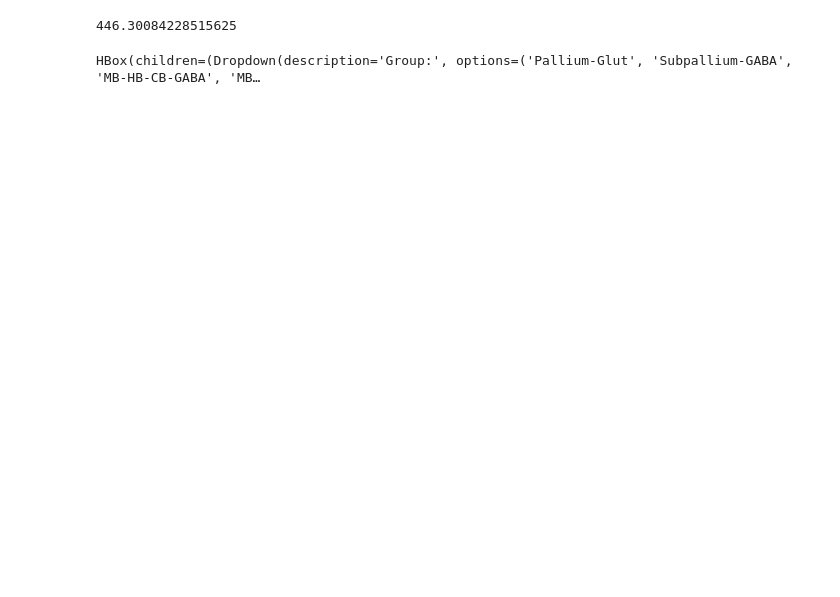
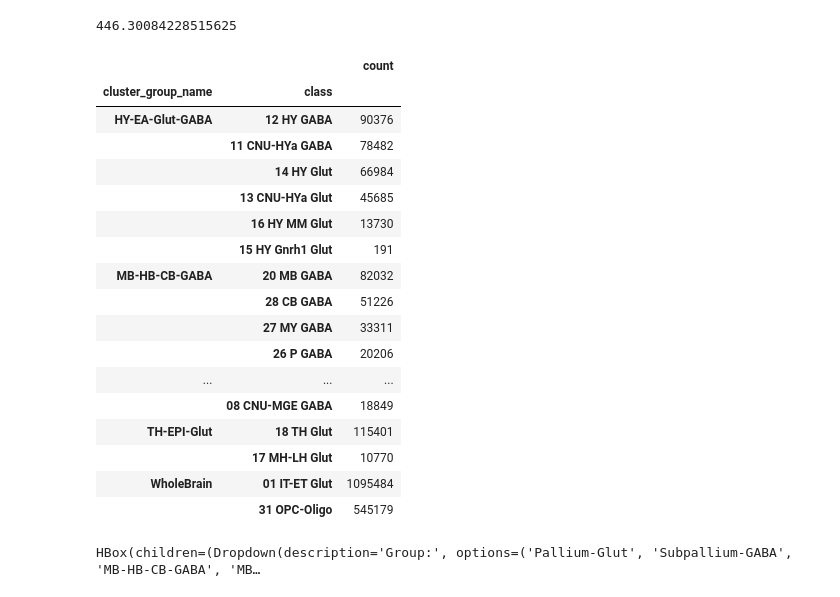
Before and after one commit to RobertoDF/Transcriptomics-5-HT, a Jupyter notebook: Figures/Interactive_vizs.ipynb, the cells around one changed output. Drawn from its saved outputs; the diff is of its cells as text; code cells hidden in the pictures; blank space fills up the shorter version.

```diff
--- a/Figures/Interactive_vizs.ipynb
+++ b/Figures/Interactive_vizs.ipynb
@@ -481,6 +481,27 @@ size_in_mb = total_bytes / (1024 ** 2)
 size_in_mb
 # %% [output]
 446.30084228515625
+# %%
+pd.DataFrame(joined_with_membership.groupby("cluster_group_name")["class"].value_counts()).head(40)
+# %% [output]
+|  |  | count |
+| cluster_group_name | class |  |
+| HY-EA-Glut-GABA | 12 HY GABA | 90376 |
+|  | 11 CNU-HYa GABA | 78482 |
+|  | 14 HY Glut | 66984 |
+|  | 13 CNU-HYa Glut | 45685 |
+|  | 16 HY MM Glut | 13730 |
+|  | 15 HY Gnrh1 Glut | 191 |
+| MB-HB-CB-GABA | 20 MB GABA | 82032 |
+|  | 28 CB GABA | 51226 |
+|  | 27 MY GABA | 33311 |
+|  | 26 P GABA | 20206 |
+| ... | ... | ... |
+|  | 08 CNU-MGE GABA | 18849 |
+| TH-EPI-Glut | 18 TH Glut | 115401 |
+|  | 17 MH-LH Glut | 10770 |
+| WholeBrain | 01 IT-ET Glut | 1095484 |
+|  | 31 OPC-Oligo | 545179 |
 # %%
 def interactive_plot(group, gene):
     global global_saved_fig, group_g, gene_g
```
Also changed, not shown: parts of 1 cell of this notebook, 13 other files.
